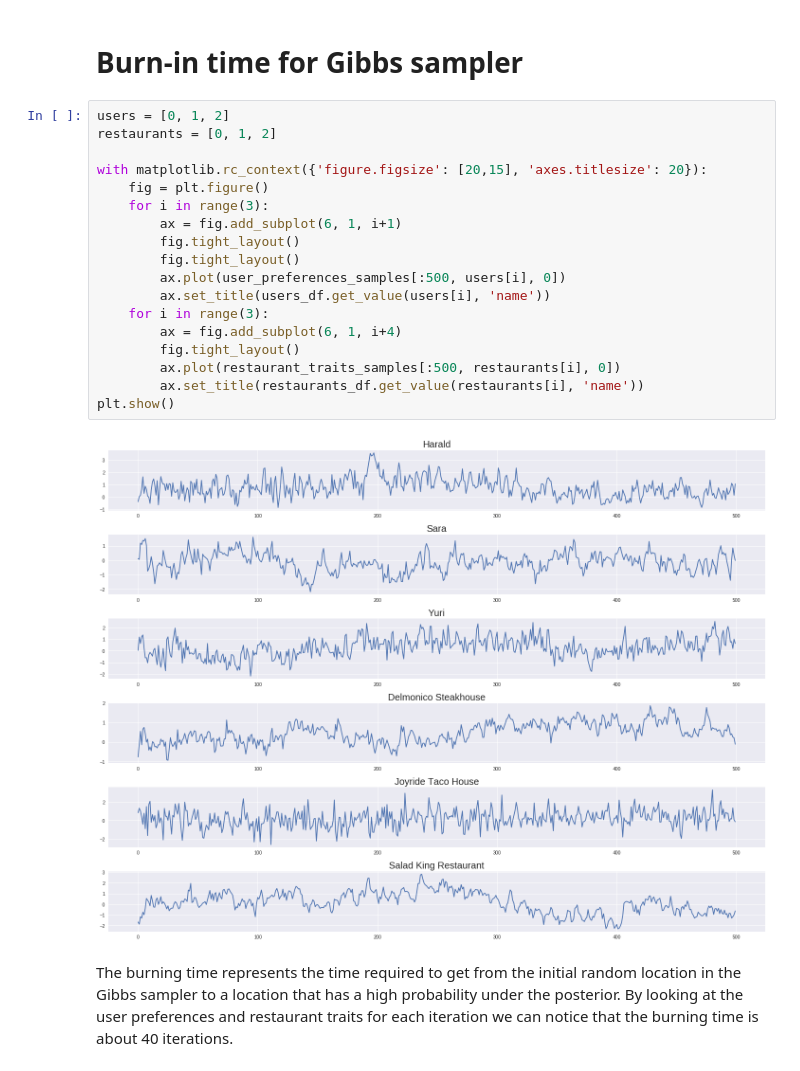
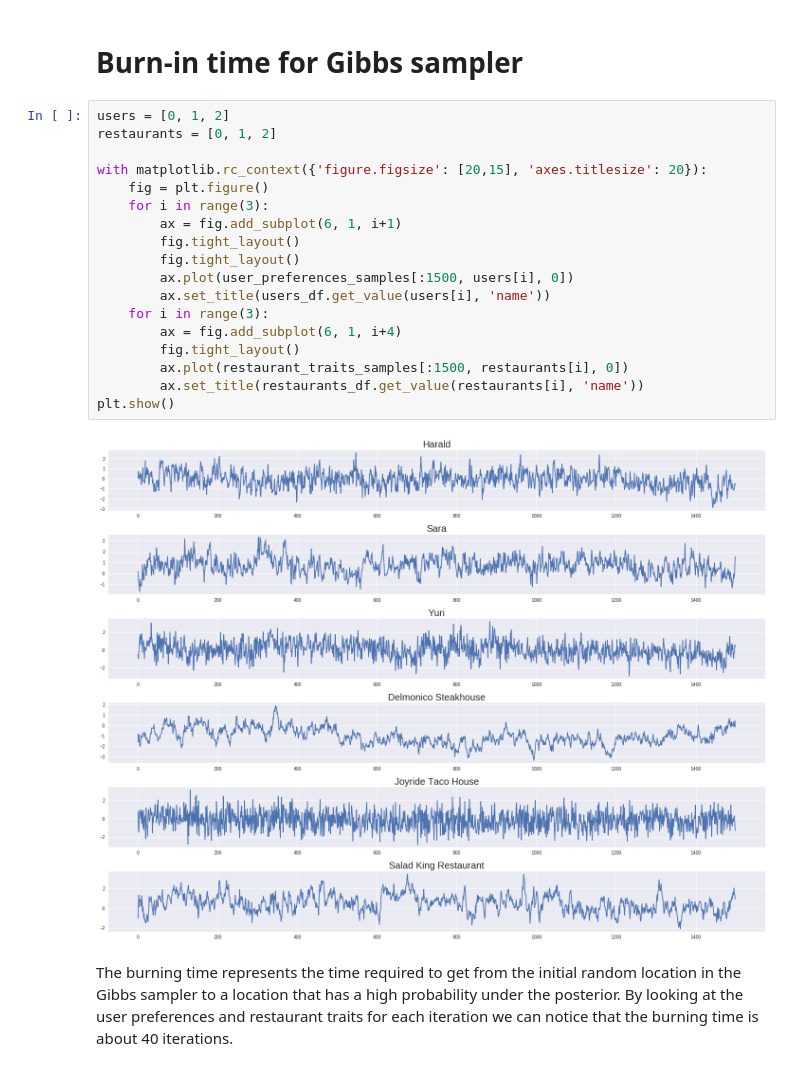
Before and after one commit to ioanab95/Colaborative-Filtering, a Jupyter notebook: collaborative_filtering.ipynb, the cells around one changed output. Saved outputs shown, nothing was run; the diff lists cells and outputs as text.

```diff
--- a/collaborative_filtering.ipynb
+++ b/collaborative_filtering.ipynb
@@ -370,23 +334,23 @@ restaurant_traits_samples, user_preferences_samples = Gibbs_sampling_multiple_tr
 # %%
 users = [0, 1, 2]
 restaurants = [0, 1, 2]
 
 with matplotlib.rc_context({'figure.figsize': [20,15], 'axes.titlesize': 20}):
     fig = plt.figure()
     for i in range(3):
         ax = fig.add_subplot(6, 1, i+1)
         fig.tight_layout()
         fig.tight_layout()
-        ax.plot(user_preferences_samples[:500, users[i], 0])
+        ax.plot(user_preferences_samples[:1500, users[i], 0])
         ax.set_title(users_df.get_value(users[i], 'name'))
     for i in range(3):
         ax = fig.add_subplot(6, 1, i+4)
         fig.tight_layout()
-        ax.plot(restaurant_traits_samples[:500, restaurants[i], 0])
+        ax.plot(restaurant_traits_samples[:1500, restaurants[i], 0])
         ax.set_title(restaurants_df.get_value(restaurants[i], 'name'))
 plt.show()
 # %% [output]
-[figure, old version]
+[figure, new version]
 # %% [markdown]
 The burning time represents the time required to get from the initial random location in the Gibbs sampler to a location that has a high probability under the posterior. By looking at the user preferences and restaurant traits for each iteration we can notice that the burning time is about 40 iterations.
 # %% [markdown]
```
Also changed, not shown: parts of 31 cells of this notebook.
